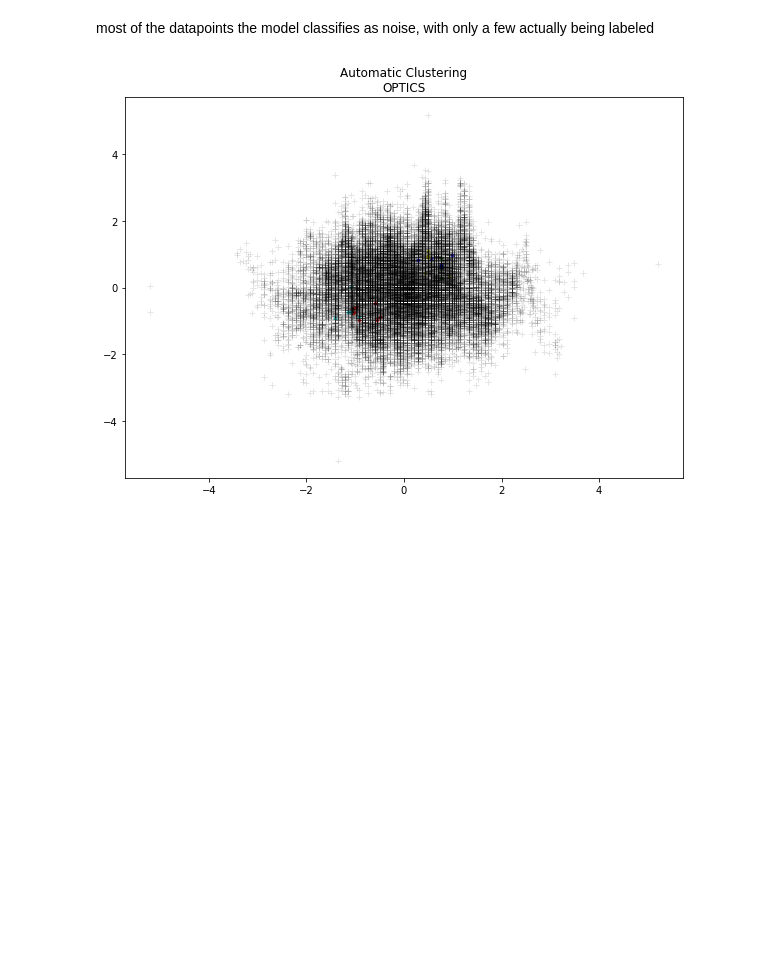
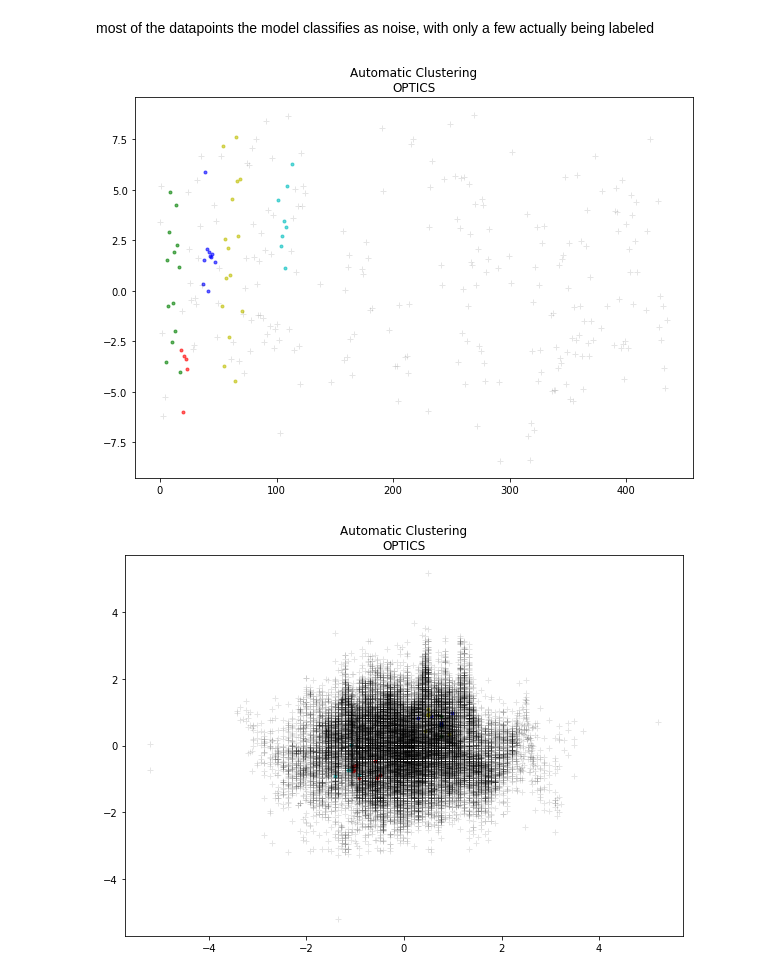
Before and after one commit to lilfetz22/Health_Scores_CAP2, a Jupyter notebook: scripts/Health_Scores_ML.ipynb, the cells around one changed output. Drawn from its saved outputs; the diff is of its cells as text; code cells hidden in the pictures; blank space fills up the shorter version.

```diff
--- a/scripts/Health_Scores_ML.ipynb
+++ b/scripts/Health_Scores_ML.ipynb
@@ -175,3 +229,11 @@ frame['cluster'].value_counts()
 1    237
 0    204
 Name: cluster, dtype: int64
+# %%
+kmeans_pca = KMeans(n_clusters=2, init='k-means++')
+kmeans_pca.fit(pca_city)
+pca_pred = kmeans_pca.predict(pca_city)
+pca_kmeans=pca_city.copy()
+pca_kmeans['cluster'] = pca_pred
+pca_kmeans.to_csv('/content/gdrive/My Drive/Health_Scores_CAP2/manipulated_data/pca_kmeans_city.csv')
+pca_kmeans['cluster'].value_counts()
@@ -221,4 +299,6 @@ Name: cluster, dtype: int64
 #converting dataframes into arrays
 city_arr = np.array(city_data_scaled)
 tract_arr = np.array(tract_data_scaled)
+city_pca_arr = np.array(pca_city)
+tract_pca_arr = np.array(pca_tract)
 # %%
@@ -244,6 +325,8 @@ def optics_fx(arr):
 # %%
 optic_city = city_data_scaled.copy()
 optic_tract = tract_data_scaled.copy()
+optic_city_pca = pca_city.copy()
+optic_tract_pca = pca_tract.copy()
 # %%
 optic_city['optic_cluster'] = optics_fx(city_arr)
 optic_city.to_csv('/content/gdrive/My Drive/Health_Scores_CAP2/manipulated_data/optic_city_df.csv')
@@ -251,6 +334,11 @@ optic_city.to_csv('/content/gdrive/My Drive/Health_Scores_CAP2/manipulated_data/
 [figure]
 # %% [markdown]
 most of the datapoints the model classifies as noise, with only a few actually being labeled
+# %%
+optic_city_pca['optic_cluster'] = optics_fx(city_pca_arr)
+optic_city_pca.to_csv('/content/gdrive/My Drive/Health_Scores_CAP2/manipulated_data/optic_city_pca.csv')
+# %% [output]
+[figure, added]
 # %%
 optic_tract['optic_cluster'] = optics_fx(tract_arr)
 optic_tract.to_csv('/content/gdrive/My Drive/Health_Scores_CAP2/manipulated_data/optic_tract_df.csv')
```
Also changed, not shown: parts of 21 cells of this notebook.
